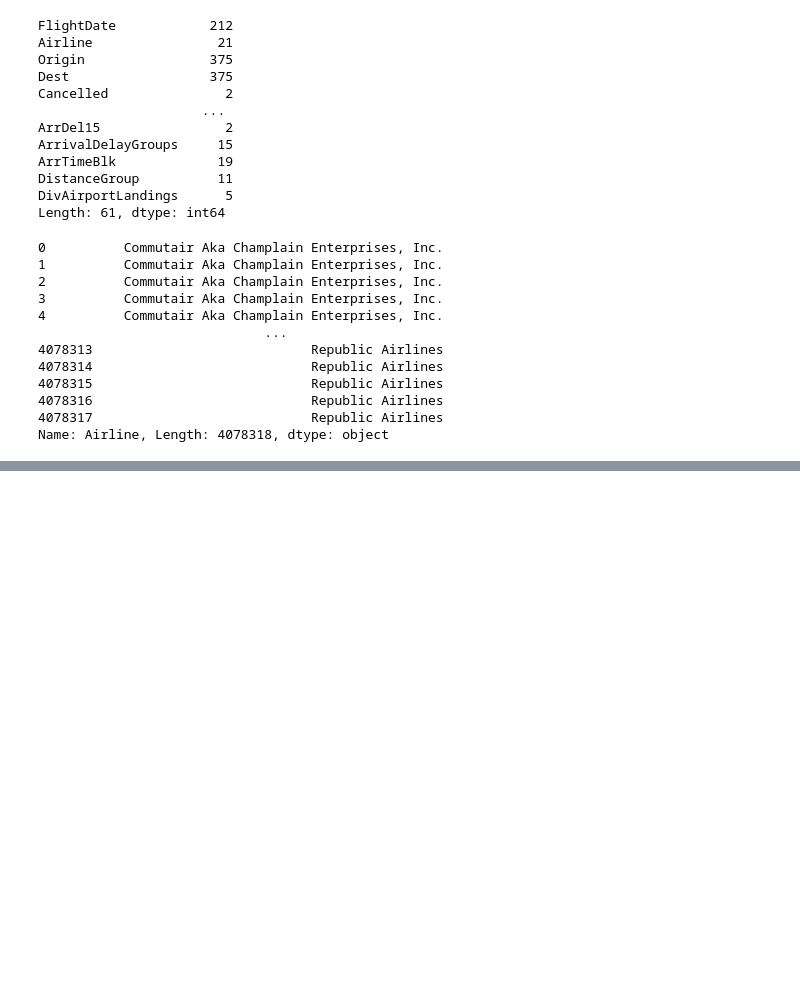
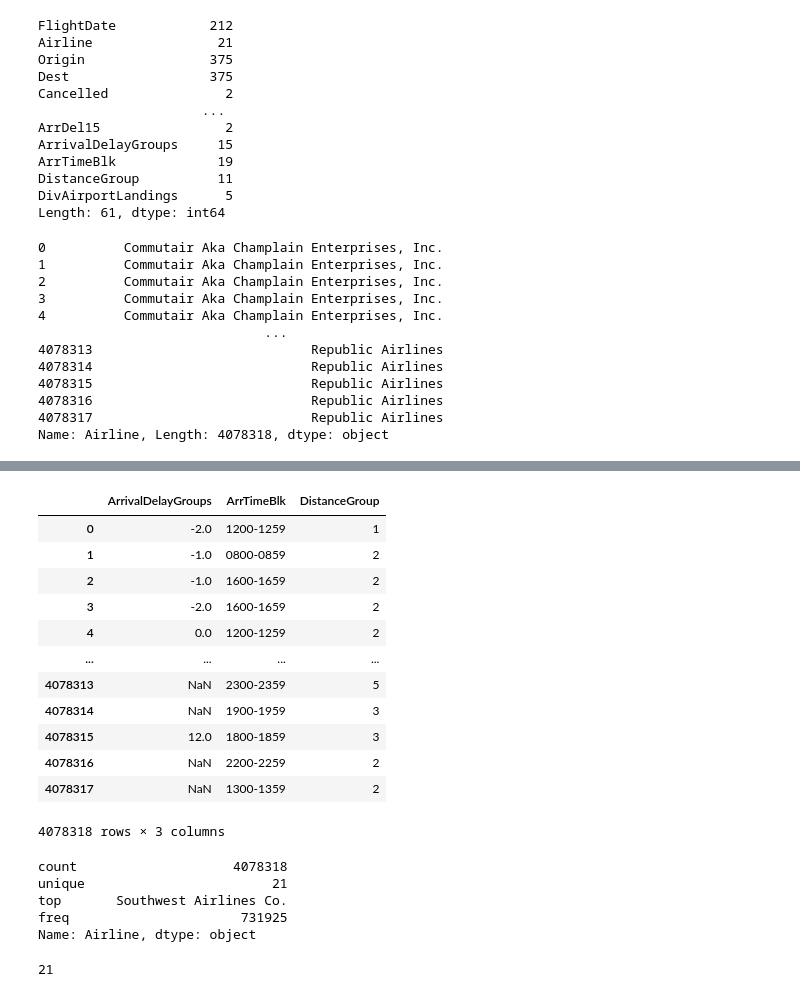
Before and after one commit to Mohammad188/Business-Intelligence, a Jupyter notebook: Tools/Python(packages)/flight_dataset.ipynb, the cells around one changed output, grey strips where cells are left out. Saved outputs shown, nothing was run; the diff lists cells and outputs as text; code cells hidden in the pictures; blank space fills up the shorter version.

```diff
--- a/Tools/Python(packages)/flight_dataset.ipynb
+++ b/Tools/Python(packages)/flight_dataset.ipynb
@@ -195,0 +243,28 @@ Name: Airline, Length: 4078318, dtype: object
+# %%
+df[df.columns[-4:-1]]
+# %% [output]
+|  | ArrivalDelayGroups | ArrTimeBlk | DistanceGroup |
+| 0 | -2.0 | 1200-1259 | 1 |
+| 1 | -1.0 | 0800-0859 | 2 |
+| 2 | -1.0 | 1600-1659 | 2 |
+| 3 | -2.0 | 1600-1659 | 2 |
+| 4 | 0.0 | 1200-1259 | 2 |
+| ... | ... | ... | ... |
+| 4078313 | NaN | 2300-2359 | 5 |
+| 4078314 | NaN | 1900-1959 | 3 |
+| 4078315 | 12.0 | 1800-1859 | 3 |
+| 4078316 | NaN | 2200-2259 | 2 |
+| 4078317 | NaN | 1300-1359 | 2 |
+4078318 rows × 3 columns
+# %%
+df['Airline'].describe()
+# %% [output]
+count                    4078318
+unique                        21
+top       Southwest Airlines Co.
+freq                      731925
+Name: Airline, dtype: object
+# %%
+df['Airline'].nunique()
+# %% [output]
+21
```
Also changed, not shown: parts of 15 cells of this notebook, 32 other files.
